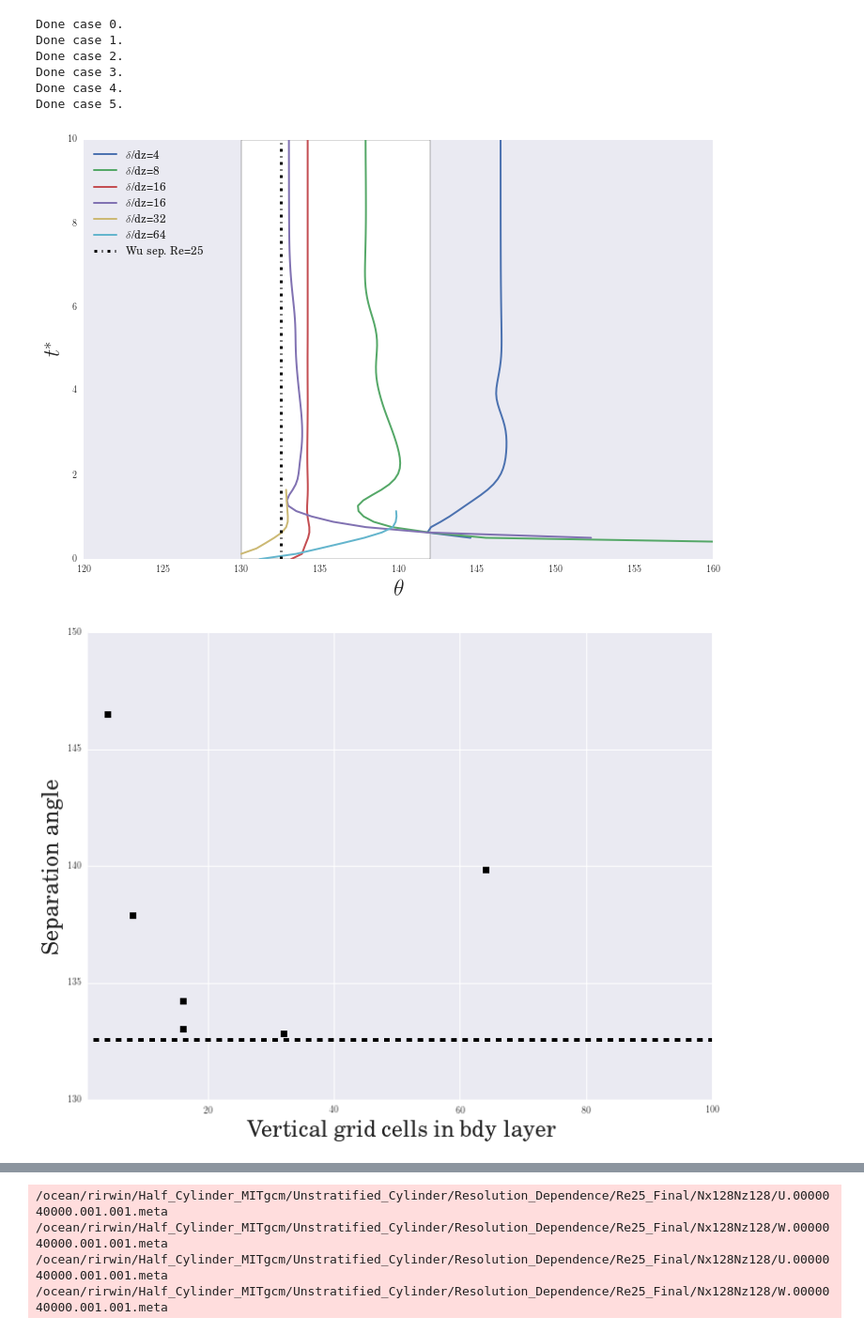
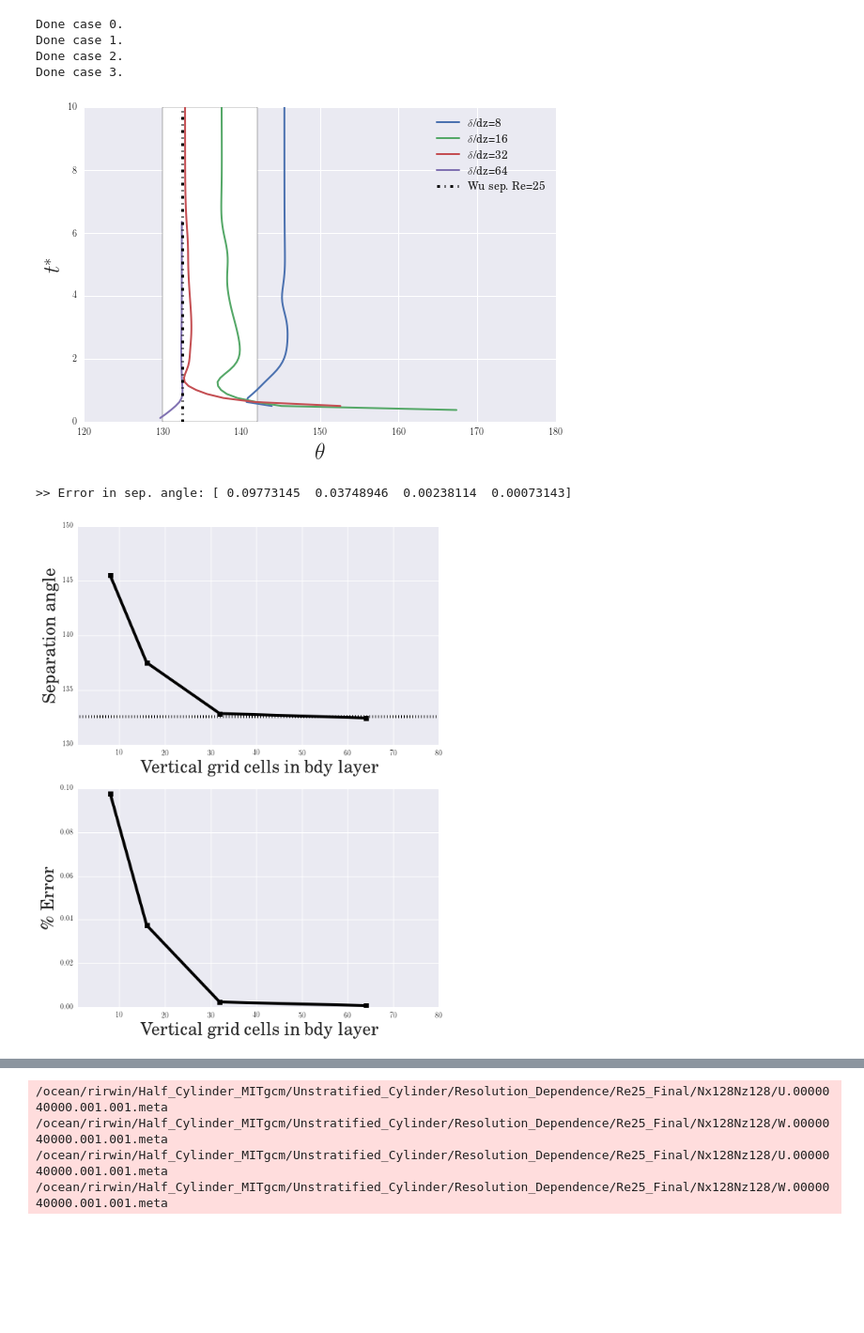
Before and after one commit to UBC-MOAD/flow_separation, a Jupyter notebook: half_cylinder_notebooks/feb2.ipynb, the cells around one changed output, grey strips where cells are left out. Shown at 94% size. Drawn from its saved outputs; the diff is of its cells as text; code cells hidden in the pictures; blank space fills up the shorter version.

```diff
--- a/half_cylinder_notebooks/feb2.ipynb
+++ b/half_cylinder_notebooks/feb2.ipynb
@@ -27,12 +27,14 @@ pylab.rcParams['figure.figsize'] = (10.0, 8.0)
 %%capture --no-stdout
 cyl_case = []
 
+#cyl_case.append(cyl.CylCase('/ocean/rirwin/Half_Cylinder_MITgcm/Unstratified_Cylinder/Resolution_Dependence/Re25_Final/Nx064Nz064/'))
 cyl_case.append(cyl.CylCase('/ocean/rirwin/Half_Cylinder_MITgcm/Unstratified_Cylinder/Resolution_Dependence/Re25_Final/Nx128Nz128/'))
+#cyl_case.append(cyl.CylCase('/ocean/rirwin/Half_Cylinder_MITgcm/Unstratified_Cylinder/Resolution_Dependence/Re25_Final/Nx128Nz128_SEED/'))
 cyl_case.append(cyl.CylCase('/ocean/rirwin/Half_Cylinder_MITgcm/Unstratified_Cylinder/Resolution_Dependence/Re25_Final/Nx256Nz256/'))
-cyl_case.append(cyl.CylCase('/ocean/rirwin/Half_Cylinder_MITgcm/Unstratified_Cylinder/Resolution_Dependence/Re25_Final/Nx128Nz128_IRR/'))
+#cyl_case.append(cyl.CylCase('/ocean/rirwin/Half_Cylinder_MITgcm/Unstratified_Cylinder/Resolution_Dependence/Re25_Final/Nx128Nz128_IRR/'))
 cyl_case.append(cyl.CylCase('/ocean/rirwin/Half_Cylinder_MITgcm/Unstratified_Cylinder/Resolution_Dependence/Re25_Final/Nx512Nz512/'))
 cyl_case.append(cyl.CylCase('/ocean/rirwin/Half_Cylinder_MITgcm/Unstratified_Cylinder/Resolution_Dependence/Re25_Final/Nx256Nz256_IRR/'))
-cyl_case.append(cyl.CylCase('/ocean/rirwin/Half_Cylinder_MITgcm/Unstratified_Cylinder/Resolution_Dependence/Re25_Final/Nx512Nz512_IRR/'))
+#cyl_case.append(cyl.CylCase('/ocean/rirwin/Half_Cylinder_MITgcm/Unstratified_Cylinder/Resolution_Dependence/Re25_Final/Nx512Nz512_IRR/'))
 #cyl_case.append(cyl.CylCase('/ocean/rirwin/Half_Cylinder_MITgcm/Resolution_Dependence/Re25_Impulse/Nx512Nz512_IRR2/'))
 # %%
 NCASES = len(cyl_case)
@@ -45,15 +47,15 @@ dz_vals = []
 
 #Re = 25
 
-delta = np.sqrt(2e-5/0.01)
+#delta = np.sqrt(0.025*2e-5/(2*0.01))
 delta = 0.025
 
 for ii in range(0,NCASES):
     outdat = cyl_case[ii].find_out_data()
     dout.append(outdat[0])
     max_out.append(outdat[1])
-    dx_vals.append(np.min(np.abs(cyl_case[ii].XC[2:]-cyl_case[ii].XC[:-2])))
-    dz_vals.append(np.min(np.abs(cyl_case[ii].ZC[2:]-cyl_case[ii].ZC[:-2])))
+    dx_vals.append(np.min(np.abs(cyl_case[ii].XC[1:]-cyl_case[ii].XC[:-1])))
+    dz_vals.append(np.min(np.abs(cyl_case[ii].ZC[1:]-cyl_case[ii].ZC[:-1])))
     id_str.append(r"$\delta$/dz={:1.0f}".format(np.floor(delta/dz_vals[ii])))
 
 print id_str
@@ -75,10 +77,8 @@ Done case 0.
 Done case 1.
 Done case 2.
 Done case 3.
-Done case 4.
-Done case 5.
 # %%
-pylab.rcParams['figure.figsize'] = (12.0, 8.0)
+pylab.rcParams['figure.figsize'] = (9.0, 6.0)
 
 plt.figure()
 
@@ -95,7 +95,7 @@ for ii in range(0,NCASES):
     fin_sep.append(sep[-1])
     plt.plot(sep,tt,'-',label=id_str[ii],linewidth=2)
 
-plt.xlim((120,160))
+plt.xlim((120,180))
 plt.ylim((0,10))
 #plt.plot([100,180],[0.35,0.35],'-k',label=r'$t_s$')
 #plt.plot([104.5,104.5],[0,20],'--k',label=r'Blasius sep.')
@@ -104,25 +104,35 @@ plt.ylim((0,10))
 plt.plot([132.53999999999999,132.53999999999999],[0,20],'-.',label=r'Wu sep. Re=25',linewidth=3,color='k')
 plt.fill_betweenx([0,10],130,142,facecolor=[1,1,1],label='Wu region, Re=25')
 #plt.plot([135,135],[0,20],'--g',label=r'Wu sep. Re=50')
-plt.legend(loc=2,fontsize=12)
-plt.grid()
+plt.legend(loc=1,fontsize=12)
 plt.ylabel(r'$t^*$',fontsize=24)
 plt.xlabel(r'$\theta$',fontsize=24)
 plt.show()
 # %% [output]
-[figure, old version]
+[figure, new version]
 # %%
-plt.figure(figsize=(12,9))
-plt.plot(delta/np.array(dz_vals[0:NCASES]),fin_sep,'sk',label='$\delta/dz$',linewidth=4)
-plt.plot([0,400],[132.53999999999999,132.53999999999999],'--k',label='Wu et al. Re=25',linewidth=4)
+plt.figure(figsize=(9,12))
+plt.subplot(2,1,1)
+plt.plot(delta/np.array(dz_vals[0:NCASES]),fin_sep[0:NCASES],'-sk',label='$\delta/dz$',linewidth=4)
+plt.plot([0,400],[132.53999999999999,132.53999999999999],':k',label='Wu et al. Re=25',linewidth=4)
 plt.xlabel('Vertical grid cells in bdy layer',fontsize=24)
 plt.ylabel('Separation angle',fontsize=24)
 plt.ylim((130,150))
-plt.xlim((1,100))
+plt.xlim((1,80))
+
+plt.subplot(2,1,2)
+errs = np.abs(np.array(fin_sep[0:NCASES])-132.53999999999999)/132.53999999999999
+print ">> Error in sep. angle: "+str(errs)
+plt.plot(delta/np.array(dz_vals[0:NCASES]),errs,'-sk',label='$\delta/dz$',linewidth=4)
+plt.xlabel('Vertical grid cells in bdy layer',fontsize=24)
+plt.ylabel('\% Error',fontsize=24)
+plt.ylim((0,0.1))
+plt.xlim((1,80))
 #plt.legend(fontsize=24)
 plt.show()
 # %% [output]
+>> Error in sep. angle: [ 0.09773145  0.03748946  0.00238114  0.00073143]
-[figure, old version]
+[figure, new version]
 # %%
 def gen_anim(cylcase,doutcase,maxoutcase,fname):
     fig, ax = plt.subplots(figsize=(10,10))
```
Also changed, not shown: parts of 9 cells of this notebook.
